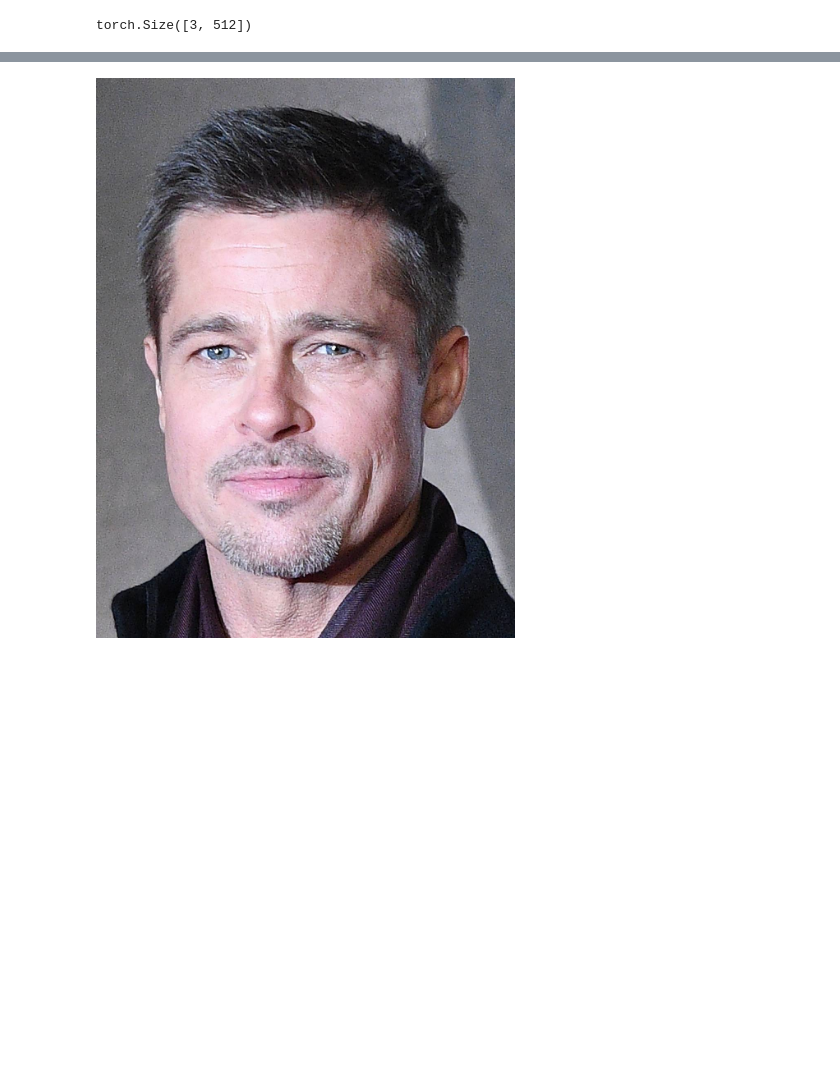
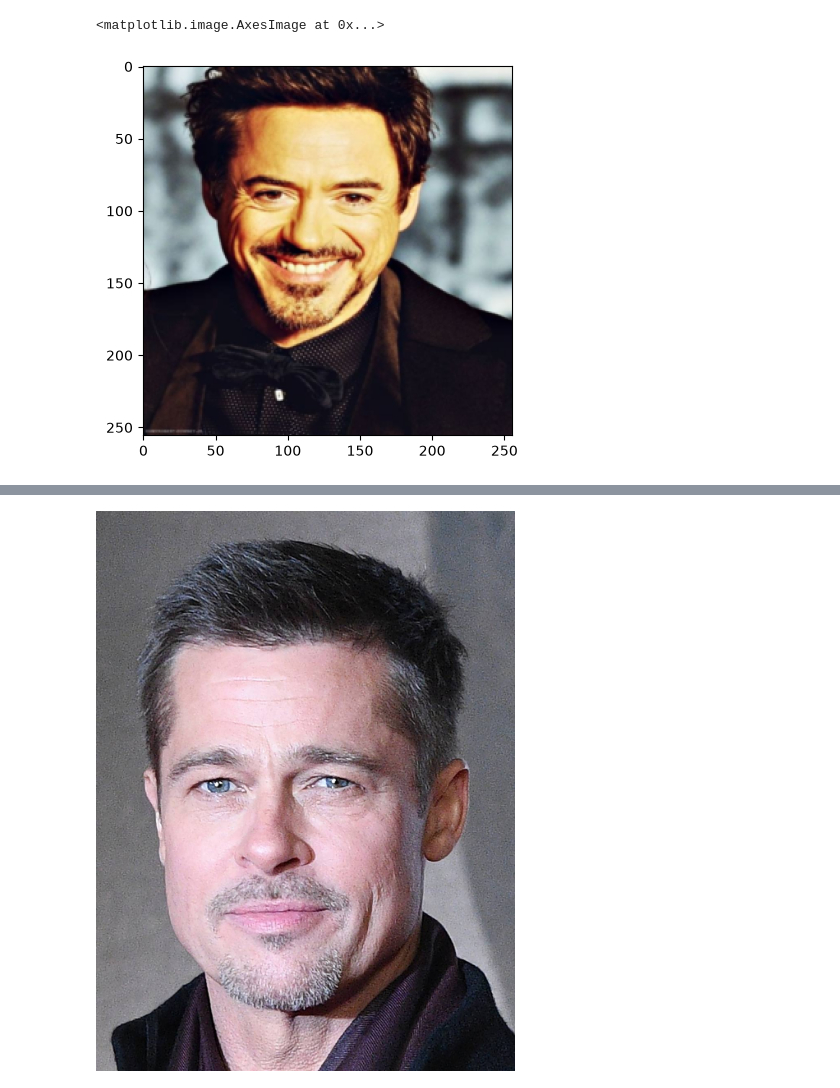
Before and after one commit to BombasticFantastik/ZekNet, a Jupyter notebook: embedder.ipynb, the cells around one changed output, grey strips where cells are left out. Cells and saved outputs as stored; diff of their text form; code cells hidden in the pictures; blank space fills up the shorter version.

```diff
--- a/embedder.ipynb
+++ b/embedder.ipynb
@@ -26,0 +29,22 @@ def img2tensor(img):
+# %%
+class TestDataset(Dataset):
+    def __init__(self,path):
+        super().__init__()
+
+        self.trans=transforms.Compose([
+            transforms.Resize((256,256)),
+            transforms.ToTensor()
+        ])
+
+        self.images=[]
+        for name in os.listdir(path):
+            for filename in os.listdir(os.path.join(path,name)):
+               self.images.append(os.path.join(os.path.join(path,name),filename))
+
+    def __len__(self):
+        return len(self.images)
+    def __getitem__(self,idx):
+
+        return self.trans(PIL.Image.open(self.images[idx]))
+# %%
+test_data=TestDataset(path=files_option['test_img_path'])
@@ -43,5 +75,7 @@ tensor_train_data=torch.stack(tensor_train_data)
 # %%
-pred=embeder(tensor_train_data)
-pred.shape
+embendings=np.array([])
+for batch in tqdm(test_dataloader):
+    pred=embeder(batch)
+    embendings=np.append(embendings,pred.detach().numpy())
+    #embendings=np.append(embendings,1)
+    #break
-# %% [output]
-torch.Size([3, 512])
@@ -51,7 +87,6 @@ indexer.add(pred.detach().numpy())#добавляем нашу базу
-# %%
-test_data=[
-        PIL.Image.open(os.path.join(files_option['test_img_path'],filename))
-        for filename in os.listdir(files_option['test_img_path'])
-     ]
-test_tensor=embeder(img2tensor(test_data[0]).unsqueeze(0)).detach().numpy()
+# %%
+plt.imshow(test_data[735].permute(1,2,0))
+# %% [output]
+<matplotlib.image.AxesImage at 0x...>
+[figure, added]
 # %%
```
Also changed, not shown: parts of 17 cells of this notebook.
